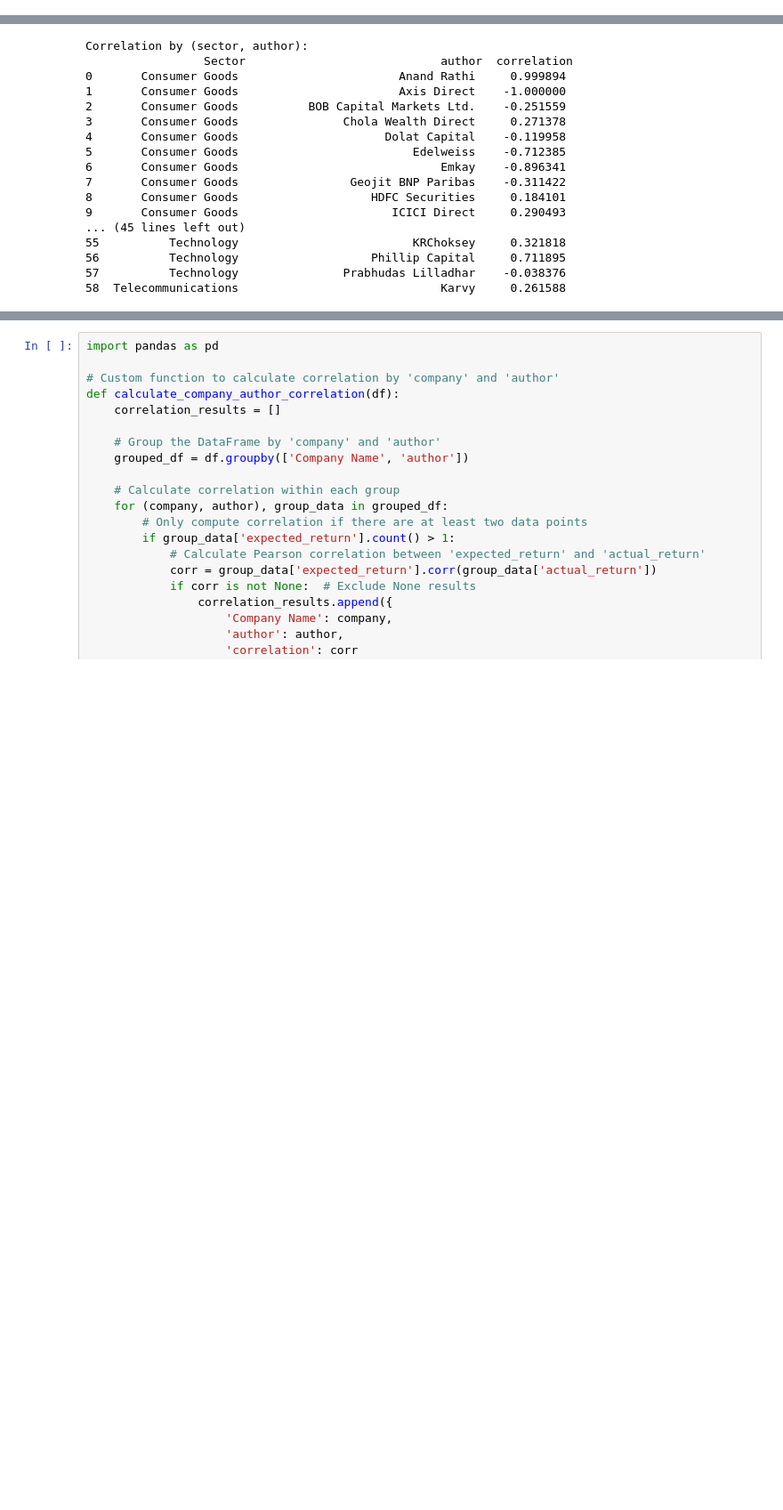
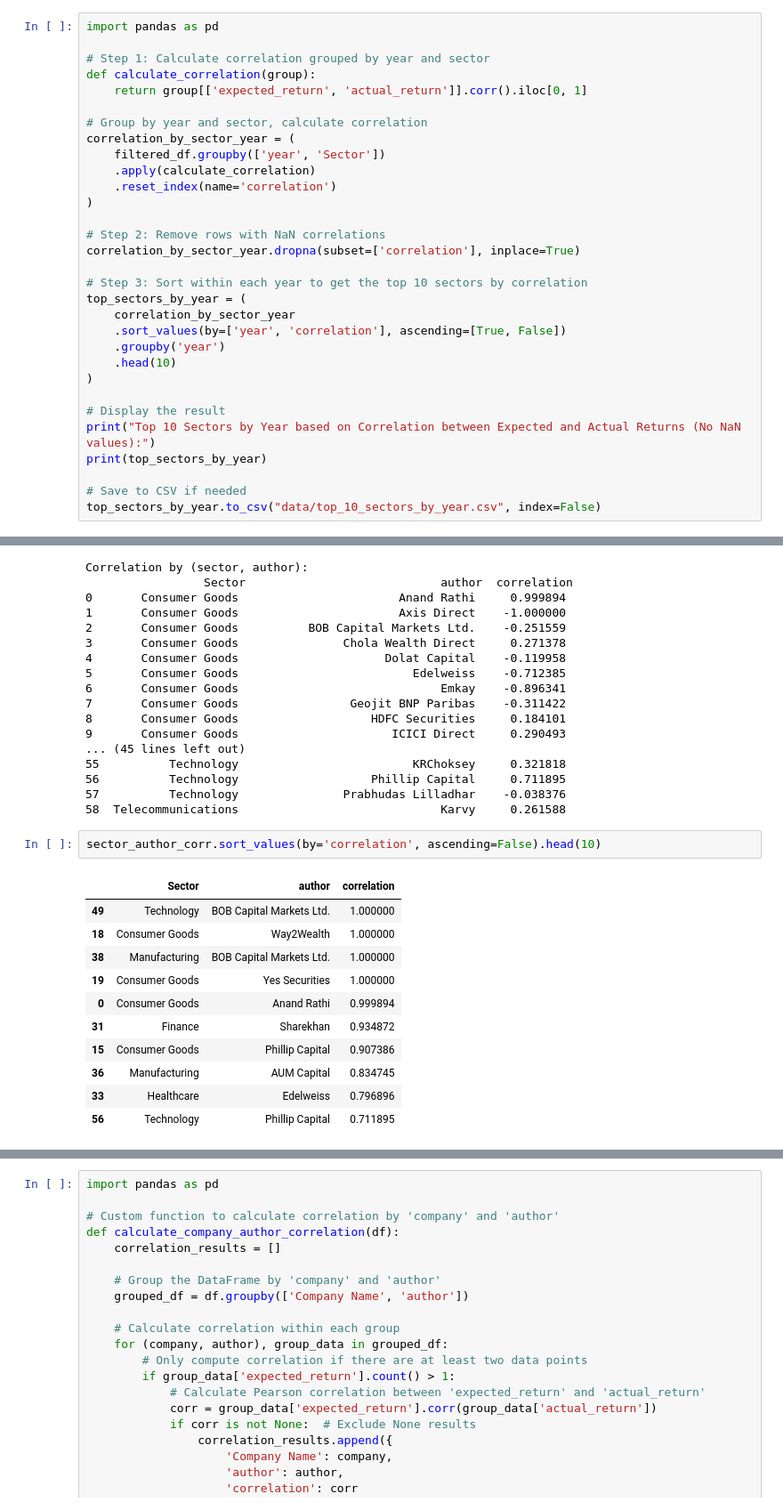
Before and after one commit to Violetcv/CiteSert, a Jupyter notebook: Project_1/Correlations.ipynb, the cells around one changed output, grey strips where cells are left out. Shown at 89% size. Cells and saved outputs as stored; diff of their text form; blank space fills up the shorter version.

```diff
--- a/Project_1/Correlations.ipynb
+++ b/Project_1/Correlations.ipynb
@@ -311,3 +454,34 @@ Correlation by (year, sector):
 46  2024          Healthcare    -0.971011
 47  2024       Manufacturing     0.126121
 48  2024          Technology    -0.060292
+# %%
+import pandas as pd
+
+# Step 1: Calculate correlation grouped by year and sector
+def calculate_correlation(group):
+    return group[['expected_return', 'actual_return']].corr().iloc[0, 1]
+
+# Group by year and sector, calculate correlation
+correlation_by_sector_year = (
+    filtered_df.groupby(['year', 'Sector'])
+    .apply(calculate_correlation)
+    .reset_index(name='correlation')
+)
+
+# Step 2: Remove rows with NaN correlations
+correlation_by_sector_year.dropna(subset=['correlation'], inplace=True)
+
+# Step 3: Sort within each year to get the top 10 sectors by correlation
+top_sectors_by_year = (
+    correlation_by_sector_year
+    .sort_values(by=['year', 'correlation'], ascending=[True, False])
+    .groupby('year')
+    .head(10)
+)
+
+# Display the result
+print("Top 10 Sectors by Year based on Correlation between Expected and Actual Returns (No NaN values):")
+print(top_sectors_by_year)
+
+# Save to CSV if needed
+top_sectors_by_year.to_csv("data/top_10_sectors_by_year.csv", index=False)
@@ -376,3 +563,17 @@ Correlation by (sector, author):
 56          Technology                   Phillip Capital     0.711895
 57          Technology               Prabhudas Lilladhar    -0.038376
 58  Telecommunications                             Karvy     0.261588
+# %%
+sector_author_corr.sort_values(by='correlation', ascending=False).head(10)
+# %% [output]
+|  | Sector | author | correlation |
+| 49 | Technology | BOB Capital Markets Ltd. | 1.000000 |
+| 18 | Consumer Goods | Way2Wealth | 1.000000 |
+| 38 | Manufacturing | BOB Capital Markets Ltd. | 1.000000 |
+| 19 | Consumer Goods | Yes Securities | 1.000000 |
+| 0 | Consumer Goods | Anand Rathi | 0.999894 |
+| 31 | Finance | Sharekhan | 0.934872 |
+| 15 | Consumer Goods | Phillip Capital | 0.907386 |
+| 36 | Manufacturing | AUM Capital | 0.834745 |
+| 33 | Healthcare | Edelweiss | 0.796896 |
+| 56 | Technology | Phillip Capital | 0.711895 |
```
Also changed, not shown: parts of 16 cells of this notebook, 2 other files.
